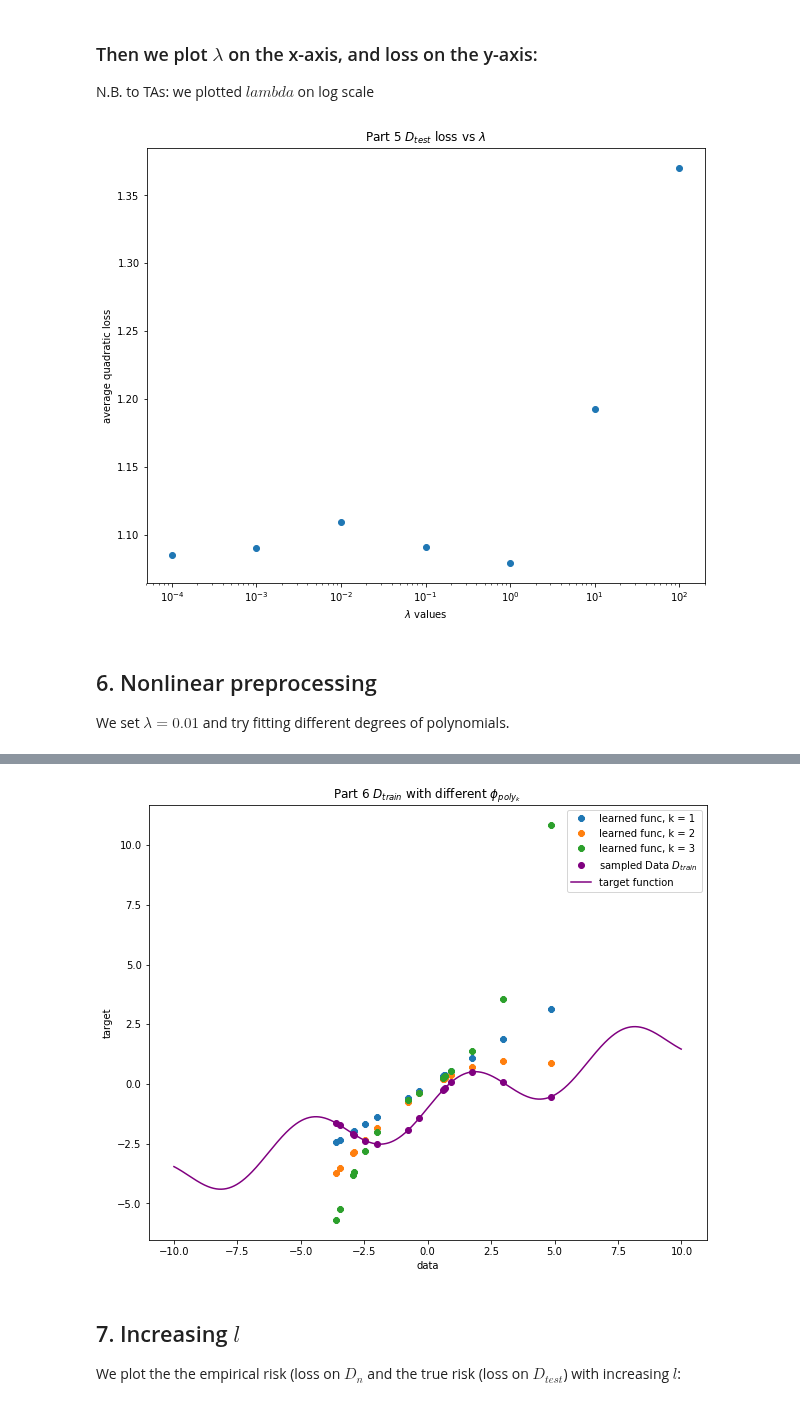
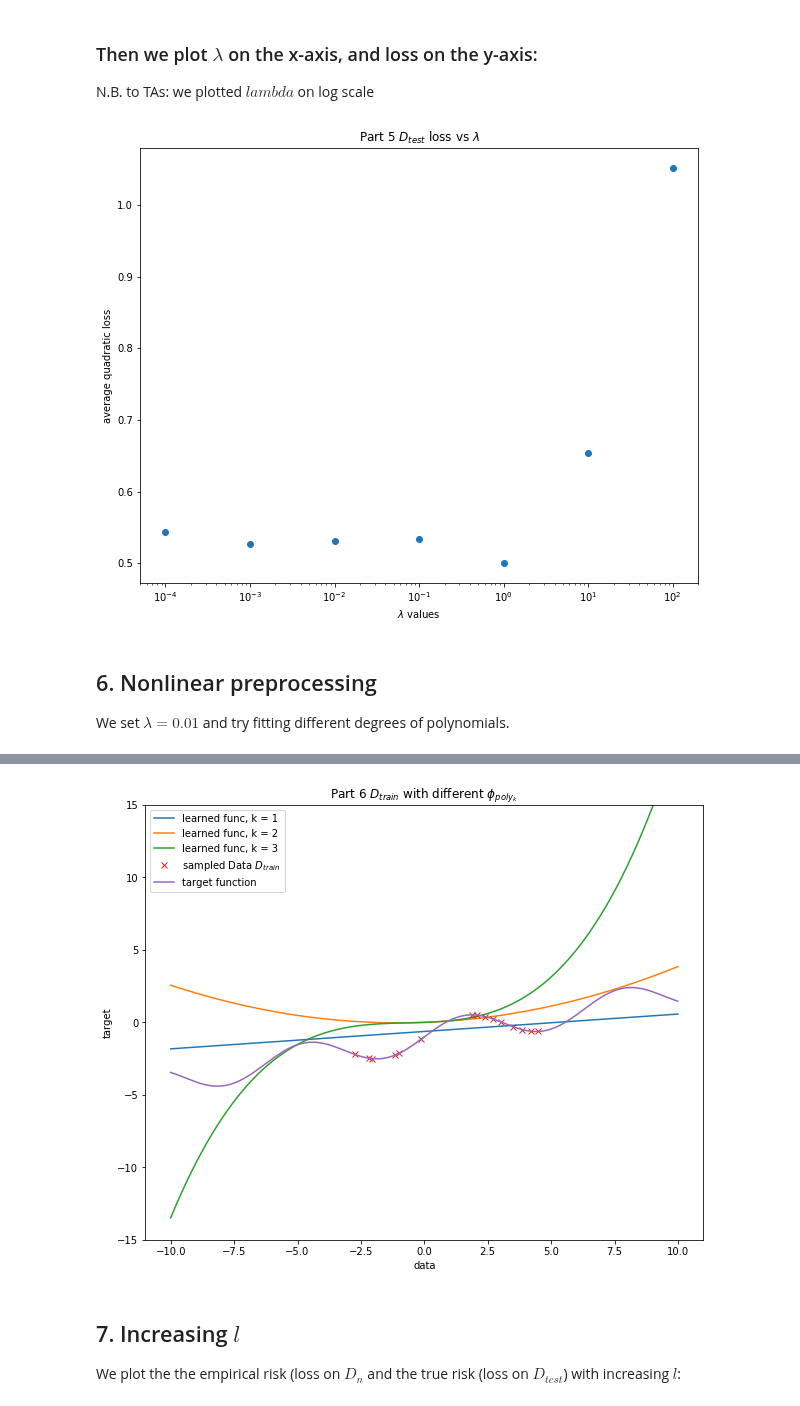
Before and after one commit to violetguos/ift6390, a Jupyter notebook: Homework 2/Practical.ipynb, the cells around one changed output, grey strips where cells are left out. Cells and saved outputs as stored; diff of their text form; code cells hidden in the pictures.

Commit message:
huge mess phi plots

```diff
--- a/Homework 2/Practical.ipynb
+++ b/Homework 2/Practical.ipynb
@@ -10,7 +10,7 @@ import matplotlib.pyplot as plt
 
 
 class gradDescent():
-    def __init__(self, weightedDecay = 0.01, stepSize = 0.01, numberSteps = 400):
+    def __init__(self, weightedDecay = 0.01, stepSize = 0.01, numberSteps = 4000):
         self.weightedDecay = weightedDecay
         self.stepSize = stepSize
         self.numberSteps = numberSteps
@@ -37,6 +37,7 @@ class gradDescent():
 
             biasGrad = 2*(weight * data[index]  + bias-target[index])
             bias = bias - self.stepSize*biasGrad
+        print("weight size, ", weight.shape)
         return weight, bias
 # %% [markdown]
 ## 2. Draw Dn from h(x)
@@ -124,7 +128,7 @@ lossArr = []
 
 for i in lambdaVals:
     regGD = gradDescent(weightedDecay = i, stepSize = 0.00025)
-    regGDParam = regGD.regression_gradient(weight, bias, dataDtest[0], dataDtest[1])
+    regGDParam = regGD.regression_gradient(weight, bias, dataDn[0], dataDn[1])
 
     xvals = np.arange(-10, 10, 0.01)
     plt.rcParams['figure.figsize'] = [10, 8]
@@ -155,51 +166,85 @@ plt.ylabel("average quadratic loss")
 plt.title("Part 5 $D_{test}$ loss vs $\lambda$")
 plt.show()
 # %% [output]
-[figure, old version]
+[figure, new version]
 # %% [markdown]
 ## 6. Nonlinear preprocessing
 
 We set $\lambda = 0.01$ and try fitting different degrees of polynomials.
 # %%
 kDegreeArr = [1, 2, 3]
+stepsizeArr = [0.0001, 0.000000001, 0.00000000001]#, 0.001, 0.01, 0.1]
+numStepArr = [4000, 4000, 6000] #, 400000]
+#kDegreeArr = [4] #, 5, 6]
+#stepsizeArr = [0.000000000000001 ]#, 0.00000001, 0.00000001]
+
+
 weight = np.random.rand(1)
 bias = 0
 
 plt.rcParams['figure.figsize'] = [10, 8]
+plt.ylim(top = 15, bottom=-15)
+
 
 lossArr_train = []
 lossArr_test = []
 
 # Function to do a mapping from a 1d X.
 def to_map(input_data, k):
-    to_map = [input_data[0]]
+    to_map = [input_data]
     for i in range(2, k+1): # kDegreeArr[j]+1):
-        raised = np.power(input_data[0], k)
+        #print('i', i)
+        raised = np.power(input_data, i)
+        #print("raised:", raised)
         to_map.append(raised)
     dataK = np.column_stack(to_map)
-    dataKn = [dataK, input_data[1]] #same target
-    return dataK, dataKn
+    #dataKn = [dataK, input_data[1]] #same target
+    return dataK #, dataKn
 
 for k in kDegreeArr:
     # Do the mapping
-    dataK, dataKn = to_map(dataDn, k)
+
+    dataDM = []
+    for data in dataDn[0]:
+        dataDM.append(to_map(data, k))
+    dataDM = np.array(dataDM)
+
+    dataK = np.array(np.linspace(-5, 5, 100))
+    dataKn = [dataK , hX(dataK)]
+    #print('datak_orig', dataK)
+    #dataKM = to_map(dataK, k)
+    dataKM = []
+    for data in dataK:
+        dataKM.append(to_map(data, k))
+    dataKM = np.array(dataKM)
+    #print('dataKM', dataKM)
 
     # Do the descent
-    regGD = gradDescent(weightedDecay = 0.01, stepSize = 0.0001)
-    regGDParam = regGD.regression_gradient(weight, bias, dataKn[0], dataKn[1])
+    regGD = gradDescent(weightedDecay = 0.01,
+                        stepSize = stepsizeArr[kDegreeArr.index(k)],
+                        numberSteps= numStepArr[kDegreeArr.index(k)])
+    regGDParam = regGD.regression_gradient(weight, bias, dataDM, dataDn[1])
 
     # Plot
-    learnedFunc = regGDParam[0] * dataK + regGDParam[1]
+    learnedFunc = regGDParam[0] * dataKM + regGDParam[1]
+    #print('learnedFunc', learnedFunc)
     learnedFunc = np.sum(learnedFunc, axis = 1)
-    plt.plot(dataDn[0], learnedFunc, '8', label = "learned func, k = {}".format(k))
+    learnedFunc = np.sum(learnedFunc, axis = 1)
 
+
+    #print("dataK", dataK, '\n'
+    #      "learnedFunc", learnedFunc)
+    dataK = np.array(np.linspace(-10, 10, 100))
+    #print('dataK', dataK)
+    print('learnedFunc', learnedFunc)
+    plt.plot(dataK, learnedFunc, label = "learned func, k = {}".format(k))
     # Calculate training error (for next part)
-    loss = np.mean((learnedFunc - dataDn[1])**2)
+    loss = np.mean((learnedFunc - dataKn[1])**2)
     lossArr_train.append(loss)
 
 xvals = np.arange(-10, 10, 0.01)
-plt.plot(dataDn[0], dataDn[1], 'o', label="sampled Data $D_{train}$", color='purple')
-plt.plot(xvals, hX(xvals), label = "target function", color='purple')
+plt.plot(dataDn[0], dataDn[1], 'x', label="sampled Data $D_{train}$")
+plt.plot(xvals, hX(xvals), label = "target function")
 plt.xlabel("data")
 plt.ylabel("target")
 plt.title("Part 6 $D_{train}$ with different $\phi_{{poly}_k}$")
@@ -209,4 +271,4 @@ plt.show()
-[figure, old version]
+[figure, new version]
 # %% [markdown]
 ## 7. Increasing $l$
 
```
Also changed, not shown: parts of 6 cells of this notebook.
